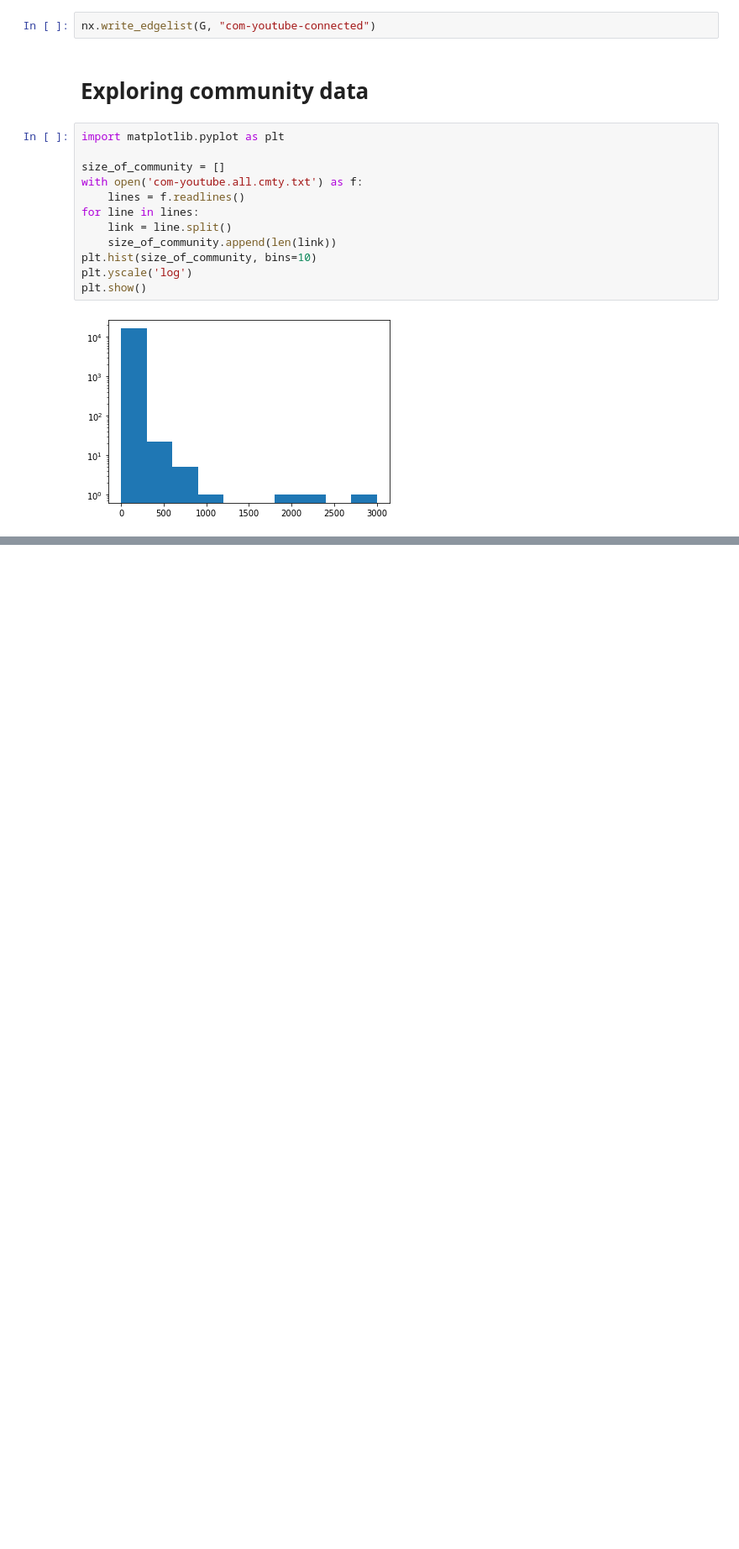
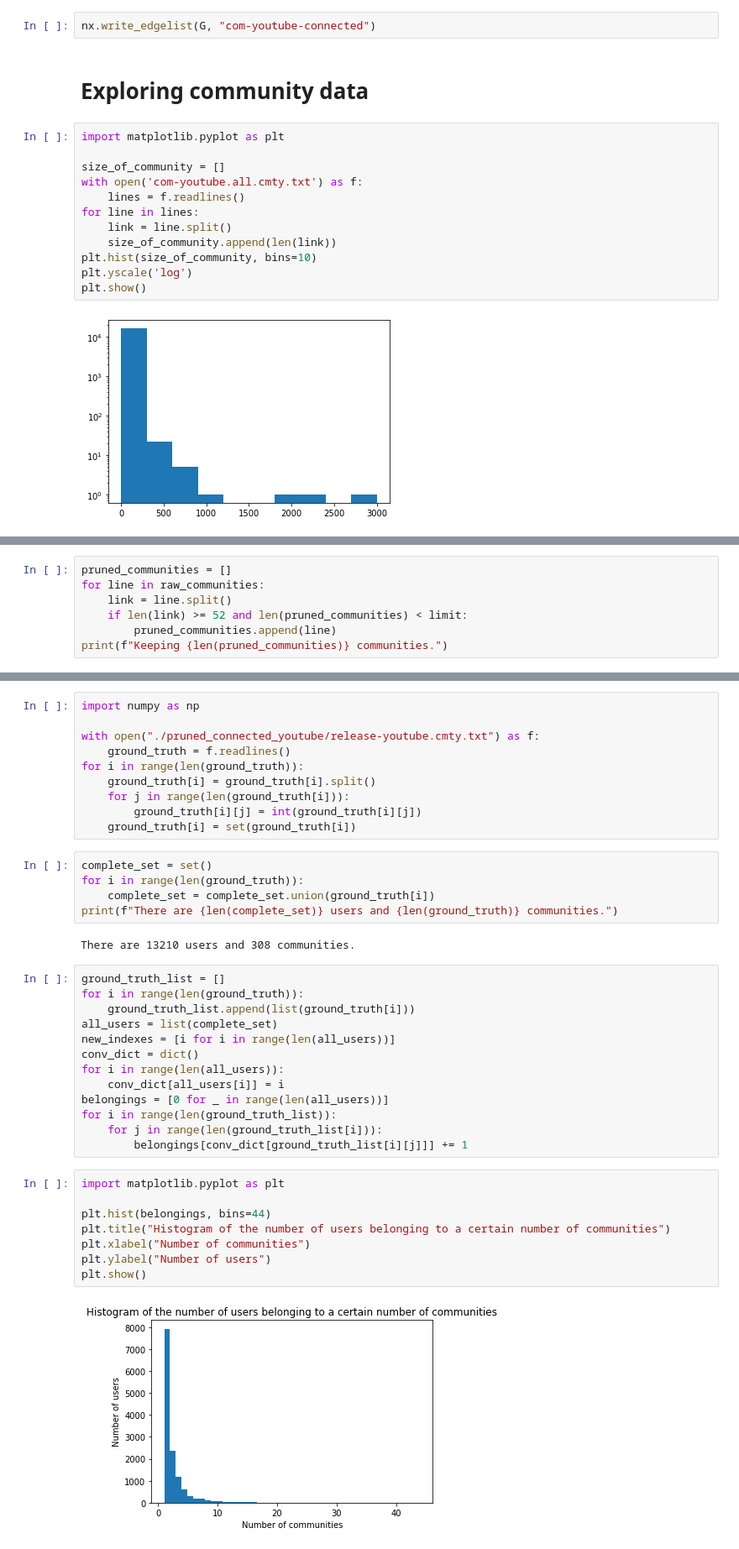
Before and after one commit to fayeg01/MLNS-project, a Jupyter notebook: data_processing_and visualizing.ipynb, the cells around one changed output, grey strips where cells are left out. Shown at 84% size. Saved outputs shown, nothing was run; the diff lists cells and outputs as text; blank space fills up the shorter version.

```diff
--- a/data_processing_and visualizing.ipynb
+++ b/data_processing_and visualizing.ipynb
@@ -111,0 +200,7 @@ plt.show()
+# %%
+pruned_communities = []
+for line in raw_communities:
+    link = line.split()
+    if len(link) >= 52 and len(pruned_communities) < limit:
+        pruned_communities.append(line)
+print(f"Keeping {len(pruned_communities)} communities.")
@@ -111,0 +311,40 @@ plt.show()
+# %%
+import numpy as np
+
+with open("./pruned_connected_youtube/release-youtube.cmty.txt") as f:
+    ground_truth = f.readlines()
+for i in range(len(ground_truth)):
+    ground_truth[i] = ground_truth[i].split()
+    for j in range(len(ground_truth[i])):
+        ground_truth[i][j] = int(ground_truth[i][j])
+    ground_truth[i] = set(ground_truth[i])
+# %%
+complete_set = set()
+for i in range(len(ground_truth)):
+    complete_set = complete_set.union(ground_truth[i])
+print(f"There are {len(complete_set)} users and {len(ground_truth)} communities.")
+# %% [output]
+There are 13210 users and 308 communities.
+# %%
+ground_truth_list = []
+for i in range(len(ground_truth)):
+    ground_truth_list.append(list(ground_truth[i]))
+all_users = list(complete_set)
+new_indexes = [i for i in range(len(all_users))]
+conv_dict = dict()
+for i in range(len(all_users)):
+    conv_dict[all_users[i]] = i
+belongings = [0 for _ in range(len(all_users))]
+for i in range(len(ground_truth_list)):
+    for j in range(len(ground_truth_list[i])):
+        belongings[conv_dict[ground_truth_list[i][j]]] += 1
+# %%
+import matplotlib.pyplot as plt
+
+plt.hist(belongings, bins=44)
+plt.title("Histogram of the number of users belonging to a certain number of communities")
+plt.xlabel("Number of communities")
+plt.ylabel("Number of users")
+plt.show()
+# %% [output]
+[figure, added]
```
Also changed, not shown: parts of 25 cells of this notebook, 21 other files.
